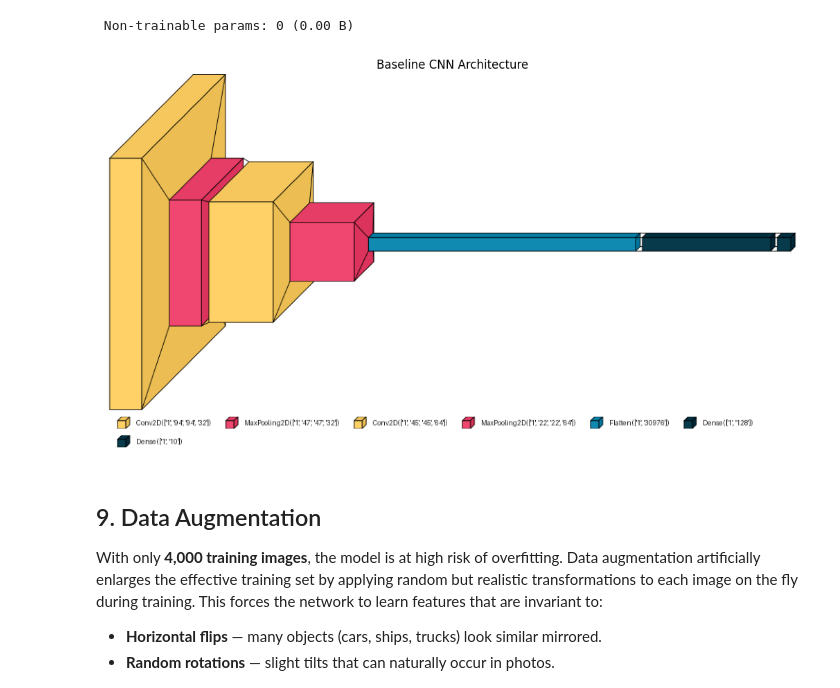
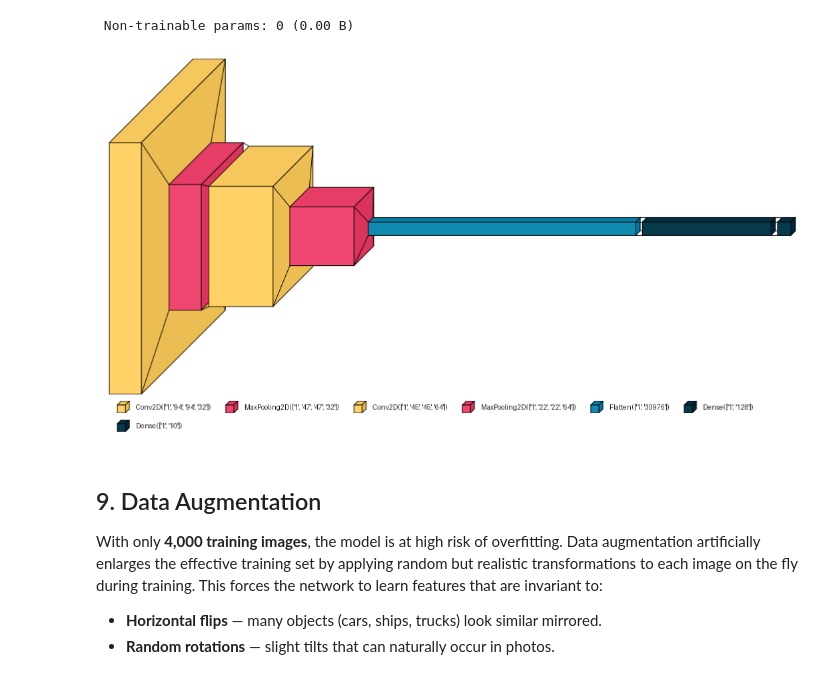
Before and after one commit to byluca/deep-learning-notebooks, a Jupyter notebook: delivery 1 CNN/P1-CNNs-part1.ipynb, the cells around one changed output. Cells and saved outputs as stored; diff of their text form; code cells hidden in the pictures.

```diff
--- a/delivery 1 CNN/P1-CNNs-part1.ipynb
+++ b/delivery 1 CNN/P1-CNNs-part1.ipynb
@@ -239,41 +181,25 @@ Model: "Baseline_CNN"
 # %%
 import visualkeras
 import keras
 
-# ── Keras 3 compatibility patch for visualkeras ──────────────────────────────
-# In Keras 3, layers no longer expose `output_shape` as an attribute.
-# We run a dummy forward pass to compute output shapes and temporarily
-# patch the Layer base class so visualkeras can read them.
-dummy = tf.zeros((1, TARGET_SIZE[0], TARGET_SIZE[1], NUM_CHANNELS))
-x = dummy
+# Keras 3 compatibility: inject output_shape via a dummy forward pass
+x = tf.zeros((1, *TARGET_SIZE, NUM_CHANNELS))
 for layer in baseline_model.layers:
     x = layer(x)
     layer._vk_output_shape = tuple(x.shape)
+keras.layers.Layer.output_shape = property(lambda self: getattr(self, '_vk_output_shape', None))
 
-keras.layers.Layer.output_shape = property(
-    lambda self: getattr(self, '_vk_output_shape', None)
-)
+img = visualkeras.layered_view(baseline_model, to_file='baseline_cnn_architecture.png', legend=True, show_dimension=True)
 
-try:
-    # Visualize the baseline CNN architecture using visualkeras
-    img = visualkeras.layered_view(
-        baseline_model,
-        to_file='baseline_cnn_architecture.png',
-        legend=True,        # Show layer type legend
-        show_dimension=True # Show spatial dimensions on each layer
-    )
-finally:
-    del keras.layers.Layer.output_shape  # Restore Keras to its clean state
+del keras.layers.Layer.output_shape  # cleanup
 
-# Display the image inline
 plt.figure(figsize=(14, 6))
 plt.imshow(img)
 plt.axis('off')
-plt.title('Baseline CNN Architecture', fontsize=12)
 plt.tight_layout()
 plt.show()
 # %% [output]
-[figure, old version]
+[figure, new version]
 # %% [markdown]
 ## 9. Data Augmentation
 
```
Also changed, not shown: parts of 12 cells of this notebook.
